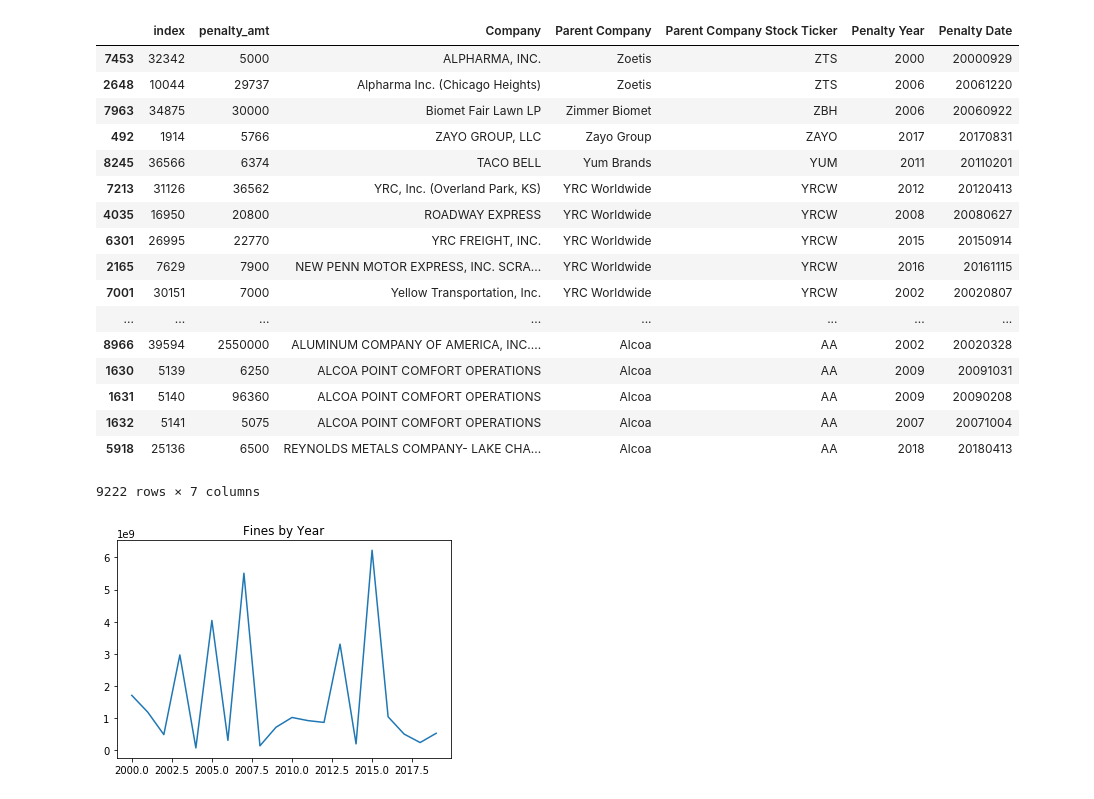
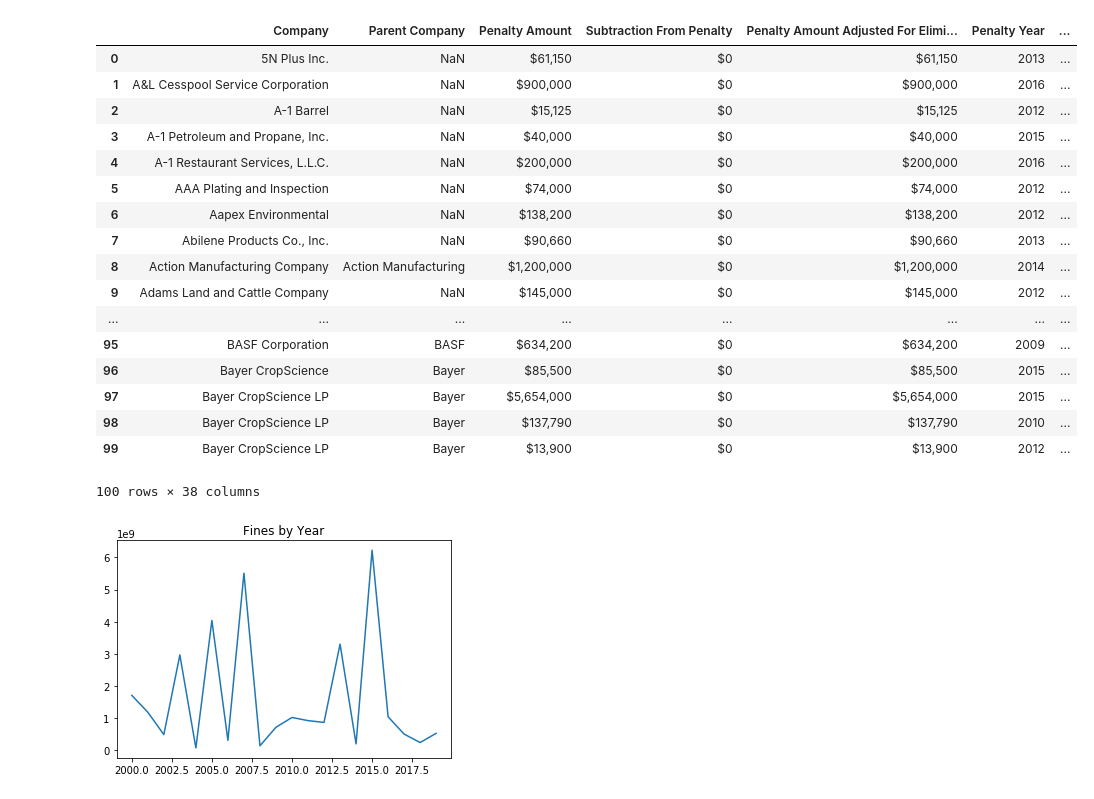
Before and after one commit to cseghbossian/avalanche, a Jupyter notebook: ipynb/epa_analysis.ipynb, the cells around one changed output. Saved outputs shown, nothing was run; the diff lists cells and outputs as text; code cells hidden in the pictures.

Commit message:
began splitting table by company

```diff
--- a/ipynb/epa_analysis.ipynb
+++ b/ipynb/epa_analysis.ipynb
@@ -1,6 +1,27 @@
 # %%
 import pandas as pd
 epa = pd.read_csv('../datasets/epa_violations.csv')
+# %%
+epa.head(100)
+# %% [output]
+|  | Company | Parent Company | Penalty Amount | Subtraction From Penalty | Penalty Amount Adjusted For Elimi... | Penalty Year | ... |
+| 0 | 5N Plus Inc. | NaN | $61,150 | $0 | $61,150 | 2013 | ... |
+| 1 | A&L Cesspool Service Corporation | NaN | $900,000 | $0 | $900,000 | 2016 | ... |
+| 2 | A-1 Barrel | NaN | $15,125 | $0 | $15,125 | 2012 | ... |
+| 3 | A-1 Petroleum and Propane, Inc. | NaN | $40,000 | $0 | $40,000 | 2015 | ... |
+| 4 | A-1 Restaurant Services, L.L.C. | NaN | $200,000 | $0 | $200,000 | 2016 | ... |
+| 5 | AAA Plating and Inspection | NaN | $74,000 | $0 | $74,000 | 2012 | ... |
+| 6 | Aapex Environmental | NaN | $138,200 | $0 | $138,200 | 2012 | ... |
+| 7 | Abilene Products Co., Inc. | NaN | $90,660 | $0 | $90,660 | 2013 | ... |
+| 8 | Action Manufacturing Company | Action Manufacturing | $1,200,000 | $0 | $1,200,000 | 2014 | ... |
+| 9 | Adams Land and Cattle Company | NaN | $145,000 | $0 | $145,000 | 2012 | ... |
+| ... | ... | ... | ... | ... | ... | ... | ... |
+| 95 | BASF Corporation | BASF | $634,200 | $0 | $634,200 | 2009 | ... |
+| 96 | Bayer CropScience | Bayer | $85,500 | $0 | $85,500 | 2015 | ... |
+| 97 | Bayer CropScience LP | Bayer | $5,654,000 | $0 | $5,654,000 | 2015 | ... |
+| 98 | Bayer CropScience LP | Bayer | $137,790 | $0 | $137,790 | 2010 | ... |
+| 99 | Bayer CropScience LP | Bayer | $13,900 | $0 | $13,900 | 2012 | ... |
+100 rows × 38 columns
 # %%
 cols = [col for col in epa.columns]
 penalty_amt = 'Penalty Amount Adjusted For Eliminating Multiple Counting'
@@ -19,23 +40,5 @@ epa_cols_interest = epa_cols_interest.dropna()
 epa_cols_interest = epa_cols_interest.reset_index()
 # %%
 # sort by highest fine
-epa_cols_interest.sort_values(by=['Parent Company Stock Ticker'], ascending=False)
+# epa_cols_interest.sort_values(by=['Parent Company Stock Ticker'], ascending=False)
+epa_cols_interest.sort_values(by=['penalty_amt'], ascending=False)
-# %% [output]
-|  | index | penalty_amt | Company | Parent Company | Parent Company Stock Ticker | Penalty Year | Penalty Date |
-| 7453 | 32342 | 5000 | ALPHARMA, INC. | Zoetis | ZTS | 2000 | 20000929 |
-| 2648 | 10044 | 29737 | Alpharma Inc. (Chicago Heights) | Zoetis | ZTS | 2006 | 20061220 |
-| 7963 | 34875 | 30000 | Biomet Fair Lawn LP | Zimmer Biomet | ZBH | 2006 | 20060922 |
-| 492 | 1914 | 5766 | ZAYO GROUP, LLC | Zayo Group | ZAYO | 2017 | 20170831 |
-| 8245 | 36566 | 6374 | TACO BELL | Yum Brands | YUM | 2011 | 20110201 |
-| 7213 | 31126 | 36562 | YRC, Inc. (Overland Park, KS) | YRC Worldwide | YRCW | 2012 | 20120413 |
-| 4035 | 16950 | 20800 | ROADWAY EXPRESS | YRC Worldwide | YRCW | 2008 | 20080627 |
-| 6301 | 26995 | 22770 | YRC FREIGHT, INC. | YRC Worldwide | YRCW | 2015 | 20150914 |
-| 2165 | 7629 | 7900 | NEW PENN MOTOR EXPRESS, INC. SCRA... | YRC Worldwide | YRCW | 2016 | 20161115 |
-| 7001 | 30151 | 7000 | Yellow Transportation, Inc. | YRC Worldwide | YRCW | 2002 | 20020807 |
-| ... | ... | ... | ... | ... | ... | ... | ... |
-| 8966 | 39594 | 2550000 | ALUMINUM COMPANY OF AMERICA, INC.... | Alcoa | AA | 2002 | 20020328 |
-| 1630 | 5139 | 6250 | ALCOA POINT COMFORT OPERATIONS | Alcoa | AA | 2009 | 20091031 |
-| 1631 | 5140 | 96360 | ALCOA POINT COMFORT OPERATIONS | Alcoa | AA | 2009 | 20090208 |
-| 1632 | 5141 | 5075 | ALCOA POINT COMFORT OPERATIONS | Alcoa | AA | 2007 | 20071004 |
-| 5918 | 25136 | 6500 | REYNOLDS METALS COMPANY- LAKE CHA... | Alcoa | AA | 2018 | 20180413 |
-9222 rows × 7 columns
```
Also changed, not shown: parts of 3 cells of this notebook.
